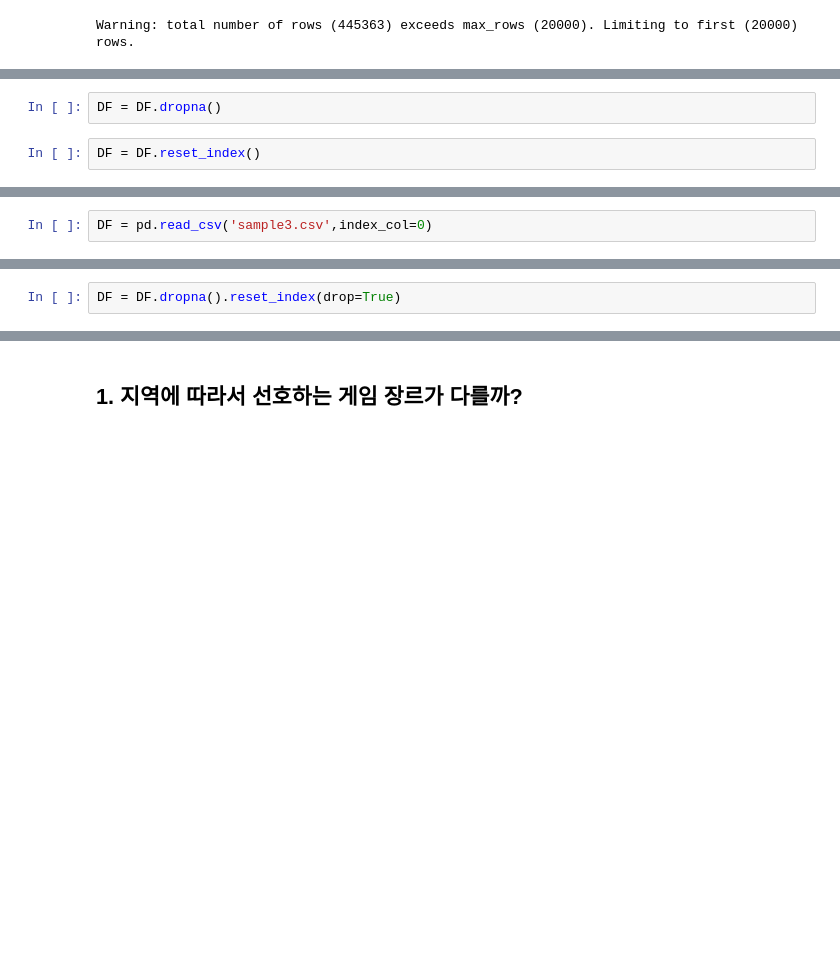
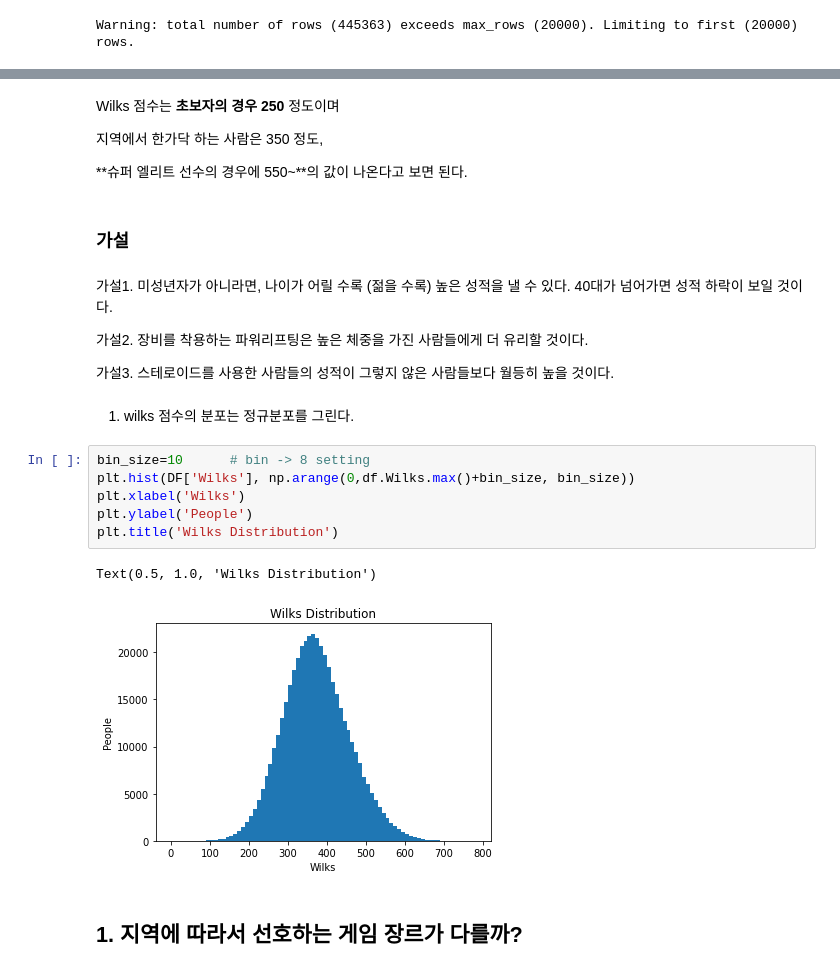
Before and after one commit to sbtmsk/Project2, a Jupyter notebook: AI_15_유재현_section2_project.ipynb, the cells around one changed output, grey strips where cells are left out. Drawn from its saved outputs; the diff is of its cells as text; blank space fills up the shorter version.

```diff
--- a/AI_15_유재현_section2_project.ipynb
+++ b/AI_15_유재현_section2_project.ipynb
@@ -250,4 +187,0 @@ DF.isnull().sum()
-# %%
-DF = DF.dropna()
-# %%
-DF = DF.reset_index()
@@ -284,2 +205,0 @@ uploaded = files.upload()
-# %%
-DF = pd.read_csv('sample3.csv',index_col=0)
@@ -290,2 +205,0 @@ DF['Other_Sales'][DF['Other_Sales'].isnull()]
-# %%
-DF = DF.dropna().reset_index(drop=True)
@@ -296,3 +220,28 @@ DF
+# %% [markdown]
+Wilks 점수는 **초보자의 경우 250** 정도이며
+
+지역에서 한가닥 하는 사람은 350 정도,
+
+**슈퍼 엘리트 선수의 경우에 550~**의 값이 나온다고 보면 된다.
+# %% [markdown]
+### **가설**
+# %% [markdown]
+가설1. 미성년자가 아니라면, 나이가 어릴 수록 (젊을 수록) 높은 성적을 낼 수 있다. 40대가 넘어가면 성적 하락이 보일 것이다.
+
+가설2. 장비를 착용하는 파워리프팅은 높은 체중을 가진 사람들에게 더 유리할 것이다.
+
+가설3. 스테로이드를 사용한 사람들의 성적이 그렇지 않은 사람들보다 월등히 높을 것이다.
+# %% [markdown]
+1. wilks 점수의 분포는 정규분포를 그린다.
+# %%
+bin_size=10      # bin -> 8 setting
+plt.hist(DF['Wilks'], np.arange(0,df.Wilks.max()+bin_size, bin_size))
+plt.xlabel('Wilks')
+plt.ylabel('People')
+plt.title('Wilks Distribution')
+# %% [output]
+Text(0.5, 1.0, 'Wilks Distribution')
+[figure, added]
 # %% [markdown]
 ## **1. 지역에 따라서 선호하는 게임 장르가 다를까?**
 # %%
```
Also changed, not shown: parts of 29 cells of this notebook.
